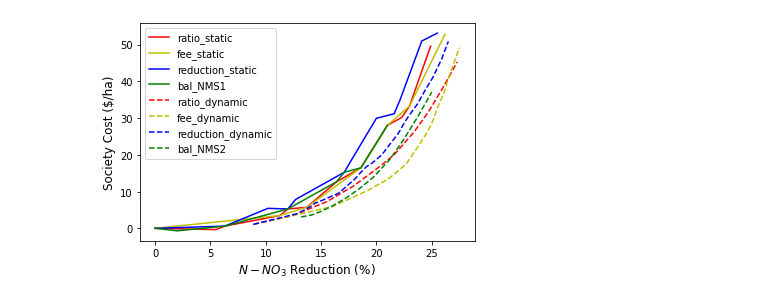
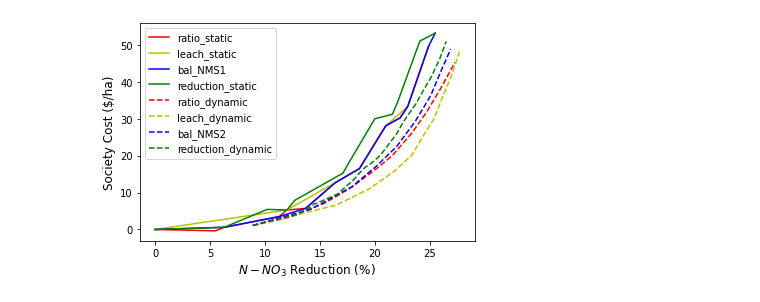
Before and after one commit to germanmandrini/n_policy, a Jupyter notebook: Codes/5e_L_reduction_cost.ipynb, the cells around one changed output. Drawn from its saved outputs; the diff is of its cells as text; code cells hidden in the pictures.

```diff
--- a/Codes/5e_L_reduction_cost.ipynb
+++ b/Codes/5e_L_reduction_cost.ipynb
@@ -84,0 +38,14 @@ nred_2_dt
+# %%
+# perfomances_dt5 = perfomances_dt5[perfomances_dt5['L_change'] >= 0]
+perfomances_dt5 = perfomances_dt5.sort_values(by=['policy_val'])
+ratio_1_dt = perfomances_dt5[(perfomances_dt5['policy_name'] == 'ratio') & (perfomances_dt5['NMS'] == 'static')]
+leach_1_dt = perfomances_dt5[(perfomances_dt5['policy_name'] == 'leach') & (perfomances_dt5['NMS'] == 'static')]
+nred_1_dt = perfomances_dt5[(perfomances_dt5['policy_name'] == 'red') & (perfomances_dt5['NMS'] == 'static')]
+bal_1_dt = perfomances_dt5[(perfomances_dt5['policy_name'] == 'bal') & (perfomances_dt5['NMS'] == 'static')]
+
+ratio_2_dt = perfomances_dt5[(perfomances_dt5['policy_name'] == 'ratio') & (perfomances_dt5['NMS'] == 'dynamic')]
+leach_2_dt = perfomances_dt5[(perfomances_dt5['policy_name'] == 'leach') & (perfomances_dt5['NMS'] == 'dynamic')]
+nred_2_dt = perfomances_dt5[(perfomances_dt5['policy_name'] == 'red') & (perfomances_dt5['NMS'] == 'dynamic')]
+bal_2_dt = perfomances_dt5[(perfomances_dt5['policy_name'] == 'bal') & (perfomances_dt5['NMS'] == 'dynamic')]
+
+nred_2_dt
@@ -85,29 +70,30 @@ nred_2_dt
 # %%
 # libraries
 import matplotlib.pyplot as plt
 import numpy as np
 import pandas as pd
 
 fig, ax = plt.subplots()
-ax.plot(ratio_1_dt['L_change'], ratio_1_dt['C'], color = 'r', label = 'ratio_static')
-ax.plot(fee_1_dt['L_change'], fee_1_dt['C'], color = 'y', label = 'fee_static')
-ax.plot(nred_1_dt['L_change'], nred_1_dt['C'], color = 'b', label = 'reduction_static')
-ax.plot(bal_1_dt['L_change'], bal_1_dt['C'], color = 'g', label = 'bal_NMS1')
+ax.plot(ratio_1_dt['L_change'], ratio_1_dt['policy_cost'], color = 'r', label = 'ratio_static')
+ax.plot(leach_1_dt['L_change'], leach_1_dt['policy_cost'], color = 'y', label = 'leach_static')
+ax.plot(bal_1_dt['L_change'], bal_1_dt['policy_cost'], color = 'b', label = 'bal_NMS1')
+ax.plot(nred_1_dt['L_change'], nred_1_dt['policy_cost'], color = 'g', label = 'reduction_static')
 
-ax.plot(ratio_2_dt['L_change'], ratio_2_dt['C'], linestyle='dashed', color = 'r',  label = 'ratio_dynamic')
-ax.plot(fee_2_dt['L_change'], fee_2_dt['C'], linestyle='dashed', color = 'y', label = 'fee_dynamic')
-ax.plot(nred_2_dt['L_change'], nred_2_dt['C'], linestyle='dashed', color = 'b', label = 'reduction_dynamic')
-ax.plot(bal_2_dt['L_change'], bal_2_dt['C'], linestyle='dashed', color = 'g', label = 'bal_NMS2')
+ax.plot(ratio_2_dt['L_change'], ratio_2_dt['policy_cost'], linestyle='dashed', color = 'r',  label = 'ratio_dynamic')
+ax.plot(leach_2_dt['L_change'], leach_2_dt['policy_cost'], linestyle='dashed', color = 'y', label = 'leach_dynamic')
+ax.plot(bal_2_dt['L_change'], bal_2_dt['policy_cost'], linestyle='dashed', color = 'b', label = 'bal_NMS2')
+ax.plot(nred_2_dt['L_change'], nred_2_dt['policy_cost'], linestyle='dashed', color = 'g', label = 'reduction_dynamic')
+
 
 plt.legend()
 
 plt.xlabel("$N-NO_3$ Reduction (%)", size = 12)
 plt.ylabel("Society Cost ($/ha)", size = 12)
 #ax.set_xticks((np.arange(0, 30, 2)))
-plot_file_name = "/home/germanm2/n_policy_box/Data/figures/net_balance.pdf"
+plot_file_name = "/home/germanm2/n_policy_box/Data/figures/policy_cost.pdf"
 plt.savefig(plot_file_name, dpi=300)
 
-plot_file_name = "/home/germanm2/n_policy_box/Data/figures/net_balance.png"
+plot_file_name = "/home/germanm2/n_policy_box/Data/figures/policy_cost.png"
 plt.savefig(plot_file_name, dpi=300)
 # %% [output]
-[figure, old version]
+[figure, new version]
```
Also changed, not shown: parts of 3 cells of this notebook, 5 other files.
